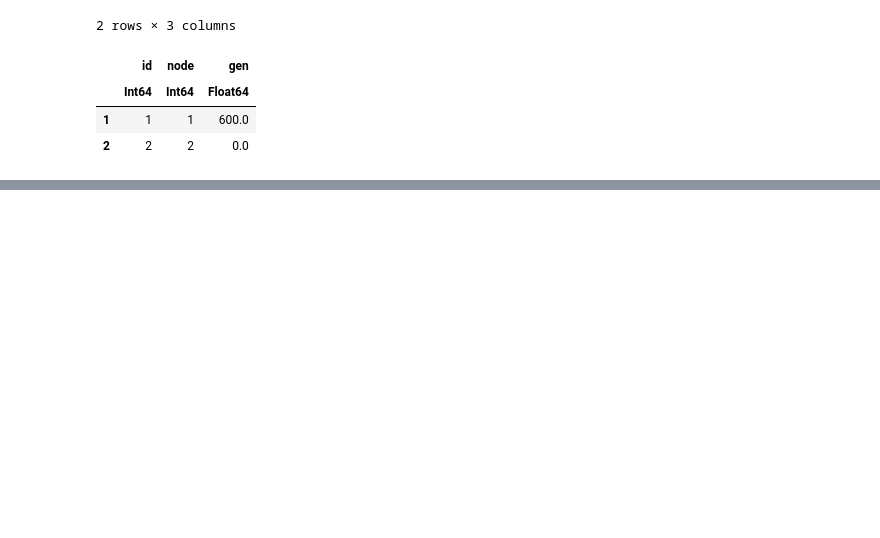
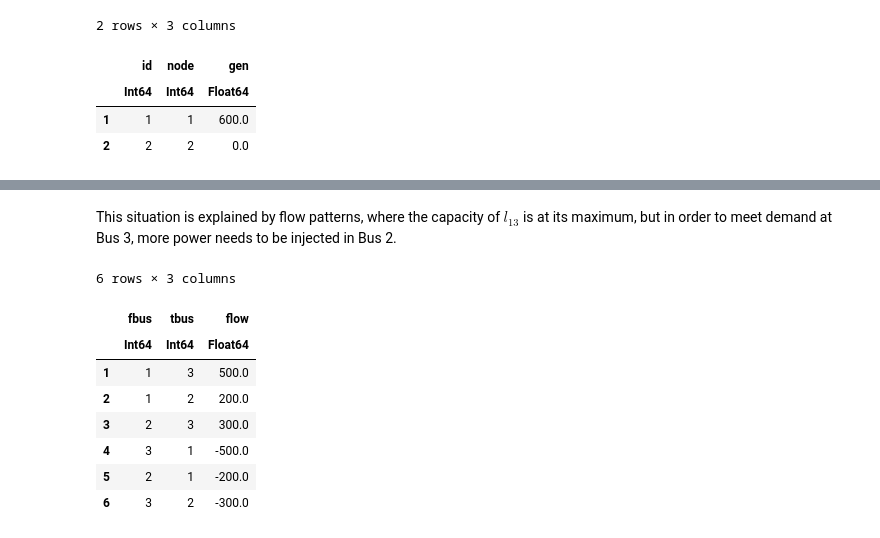
Before and after one commit to Power-Systems-Optimization-Course/power-systems-optimization, a Jupyter notebook: Notebooks/06-Optimal-Power-Flow.ipynb, the cells around one changed output, grey strips where cells are left out. Drawn from its saved outputs; the diff is of its cells as text; code cells hidden in the pictures; blank space fills up the shorter version.

```diff
--- a/Notebooks/06-Optimal-Power-Flow.ipynb
+++ b/Notebooks/06-Optimal-Power-Flow.ipynb
@@ -430,0 +464,6 @@ solution.flows
+# %%
+bus_high = copy(bus)
+bus_high[3,:pd] = 800
+
+sol_high = dcopf(gen, branch, gencost, bus_high)
+sol_high.generation
@@ -430,0 +476,14 @@ solution.flows
+# %% [markdown]
+This situation is explained by flow patterns, where the capacity of $l_{13}$ is at its maximum, but in order to meet demand at Bus 3, more power needs to be injected in Bus 2.
+# %%
+sol_high.flows
+# %% [output]
+6 rows × 3 columns
+|  | fbus | tbus | flow |
+|  | Int64 | Int64 | Float64 |
+| 1 | 1 | 3 | 500.0 |
+| 2 | 1 | 2 | 200.0 |
+| 3 | 2 | 3 | 300.0 |
+| 4 | 3 | 1 | -500.0 |
+| 5 | 2 | 1 | -200.0 |
+| 6 | 3 | 2 | -300.0 |
```
Also changed, not shown: parts of 16 cells of this notebook.
